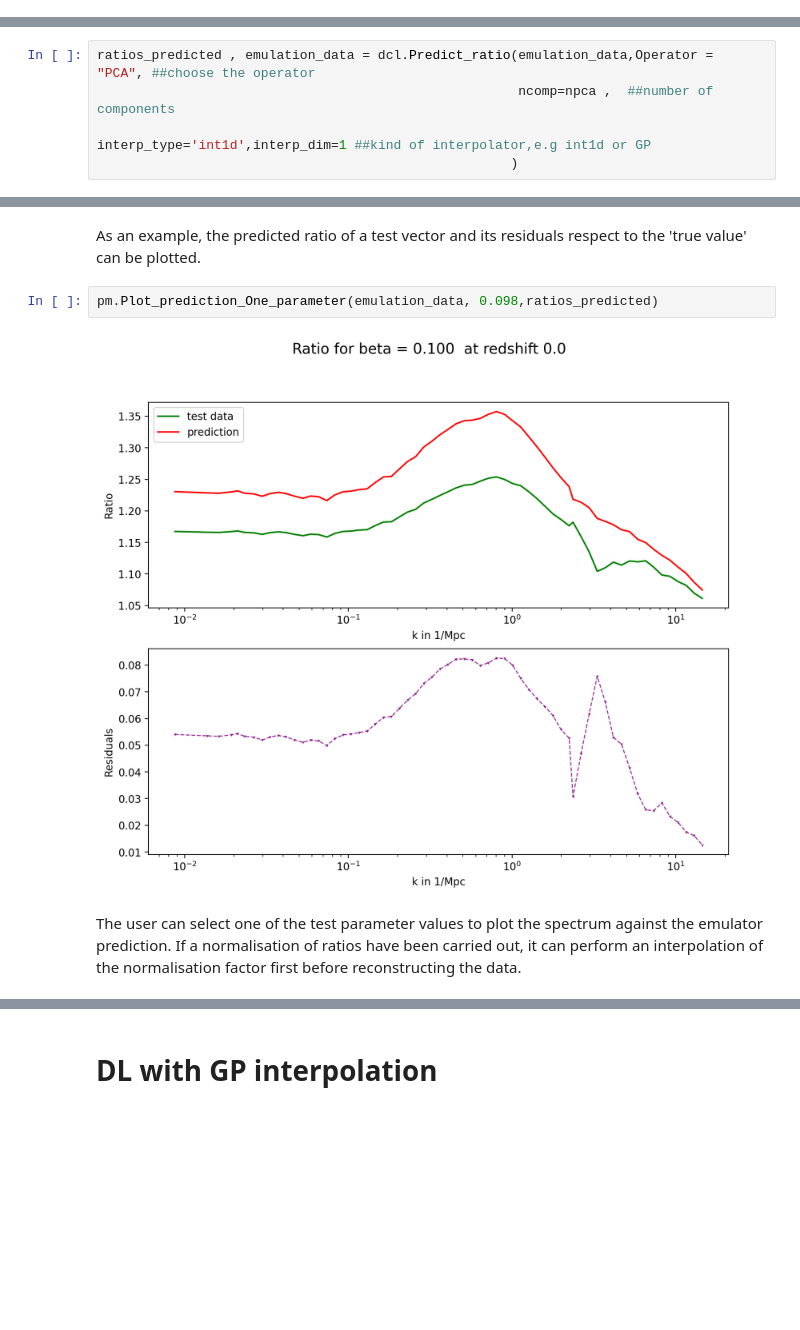
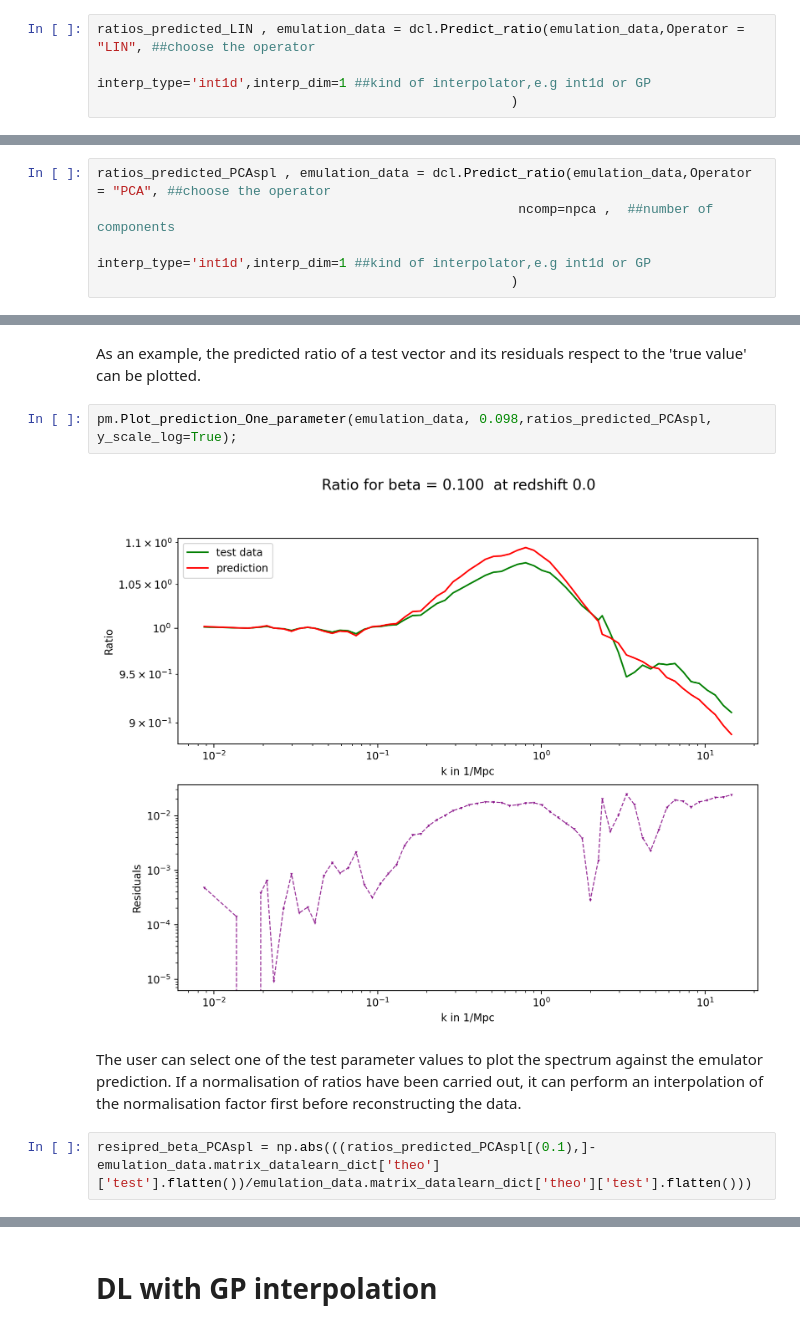
Before and after one commit to santiagocasas/looti-test-public, a Jupyter notebook: notebooks/Emulator_CoupledDE_Website.ipynb, the cells around one changed output, grey strips where cells are left out. Cells and saved outputs as stored; diff of their text form; blank space fills up the shorter version.

Commit message:
changes in notebooks for exporting data

```diff
--- a/notebooks/Emulator_CoupledDE_Website.ipynb
+++ b/notebooks/Emulator_CoupledDE_Website.ipynb
@@ -147,0 +143,4 @@ The user should provide here the number of PCA components.
+# %%
+ratios_predicted_LIN , emulation_data = dcl.Predict_ratio(emulation_data,Operator = "LIN", ##choose the operator
+                                                      interp_type='int1d',interp_dim=1 ##kind of interpolator,e.g int1d or GP
+                                                     )
@@ -154,7 +157,7 @@ The user should provide here the number of PCA components.
 # %%
 npca = 2 #Number of PCA components.
 # %%
-ratios_predicted , emulation_data = dcl.Predict_ratio(emulation_data,Operator = "PCA", ##choose the operator
+ratios_predicted_PCAspl , emulation_data = dcl.Predict_ratio(emulation_data,Operator = "PCA", ##choose the operator
                                                       ncomp=npca ,  ##number of components
                                                       interp_type='int1d',interp_dim=1 ##kind of interpolator,e.g int1d or GP
                                                      )
@@ -164,8 +167,10 @@ ratios_predicted , emulation_data = dcl.Predict_ratio(emulation_data,Operator =
 # %% [markdown]
 As an example, the predicted ratio of a test vector and its residuals respect to the 'true value' can be plotted.
 # %%
-pm.Plot_prediction_One_parameter(emulation_data, 0.098,ratios_predicted)
+pm.Plot_prediction_One_parameter(emulation_data, 0.098,ratios_predicted_PCAspl, y_scale_log=True);
 # %% [output]
-[figure, old version]
+[figure, new version]
 # %% [markdown]
 The user can select one of the test parameter values to plot the spectrum against the emulator prediction. If a normalisation of ratios have been carried out, it can perform an interpolation of the normalisation factor first before reconstructing the data.
+# %%
+resipred_beta_PCAspl = np.abs(((ratios_predicted_PCAspl[(0.1),]-emulation_data.matrix_datalearn_dict['theo']['test'].flatten())/emulation_data.matrix_datalearn_dict['theo']['test'].flatten()))
```
Also changed, not shown: parts of 38 cells of this notebook, 4 other files.
